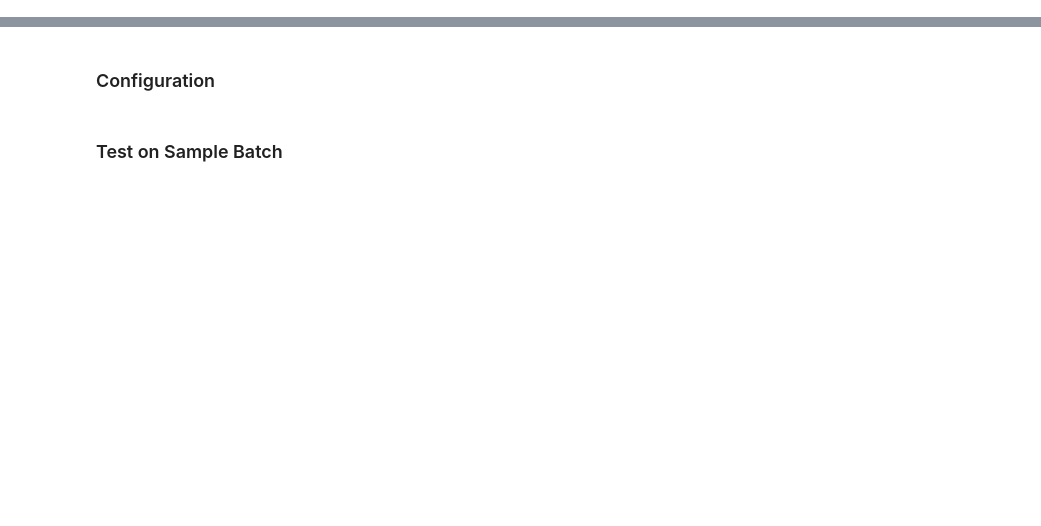
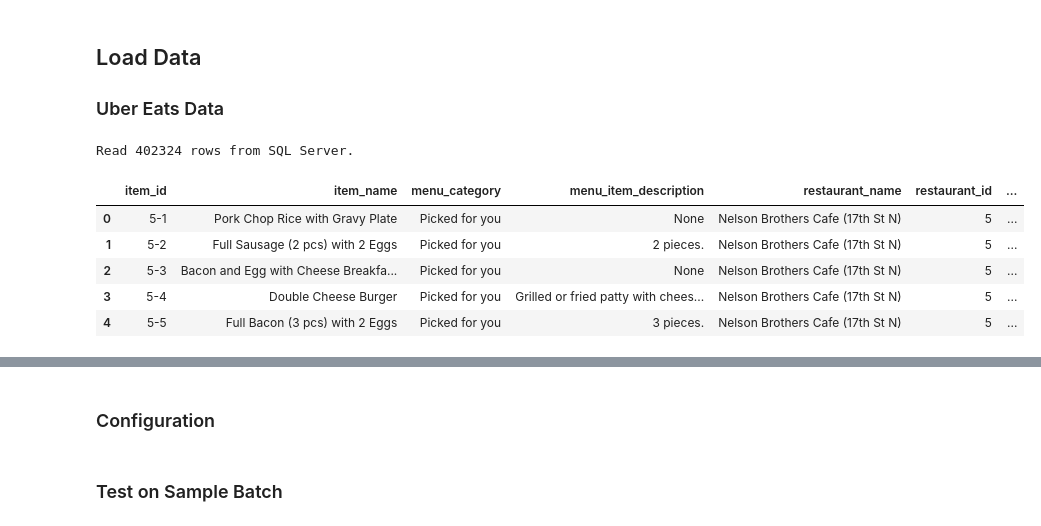
Before and after one commit to yasmin2424/heymate-report-yasmin, a Jupyter notebook: script/LLM.ipynb, the cells around one changed output, grey strips where cells are left out. Saved outputs shown, nothing was run; the diff lists cells and outputs as text; code cells hidden in the pictures; blank space fills up the shorter version.

```diff
--- a/script/LLM.ipynb
+++ b/script/LLM.ipynb
@@ -0,0 +1,3 @@
+# %% [markdown]
+## Load Data
+### Uber Eats Data
@@ -0,0 +6,19 @@
+# %%
+conn, cursor = connect_to_sql_server()
+# %%
+query = """
+SELECT m.id AS item_id, m.menu_name AS item_name, m.menu_category, m.menu_item_description, m.restaurant_name, m.restaurant_id, r.restaurant_type
+FROM Menu_mds_sorted m
+JOIN Restaurants_mds r ON m.restaurant_id = r.id
+WHERE m.restaurant_id <= 10000
+"""
+df_uber = read_dataframe_from_sql(query, conn)
+df_uber.head()
+# %% [output]
+Read 402324 rows from SQL Server.
+|  | item_id | item_name | menu_category | menu_item_description | restaurant_name | restaurant_id | ... |
+| 0 | 5-1 | Pork Chop Rice with Gravy Plate | Picked for you | None | Nelson Brothers Cafe (17th St N) | 5 | ... |
+| 1 | 5-2 | Full Sausage (2 pcs) with 2 Eggs | Picked for you | 2 pieces. | Nelson Brothers Cafe (17th St N) | 5 | ... |
+| 2 | 5-3 | Bacon and Egg with Cheese Breakfa... | Picked for you | None | Nelson Brothers Cafe (17th St N) | 5 | ... |
+| 3 | 5-4 | Double Cheese Burger | Picked for you | Grilled or fried patty with chees... | Nelson Brothers Cafe (17th St N) | 5 | ... |
+| 4 | 5-5 | Full Bacon (3 pcs) with 2 Eggs | Picked for you | 3 pieces. | Nelson Brothers Cafe (17th St N) | 5 | ... |
```
Also changed, not shown: parts of 13 cells of this notebook.
